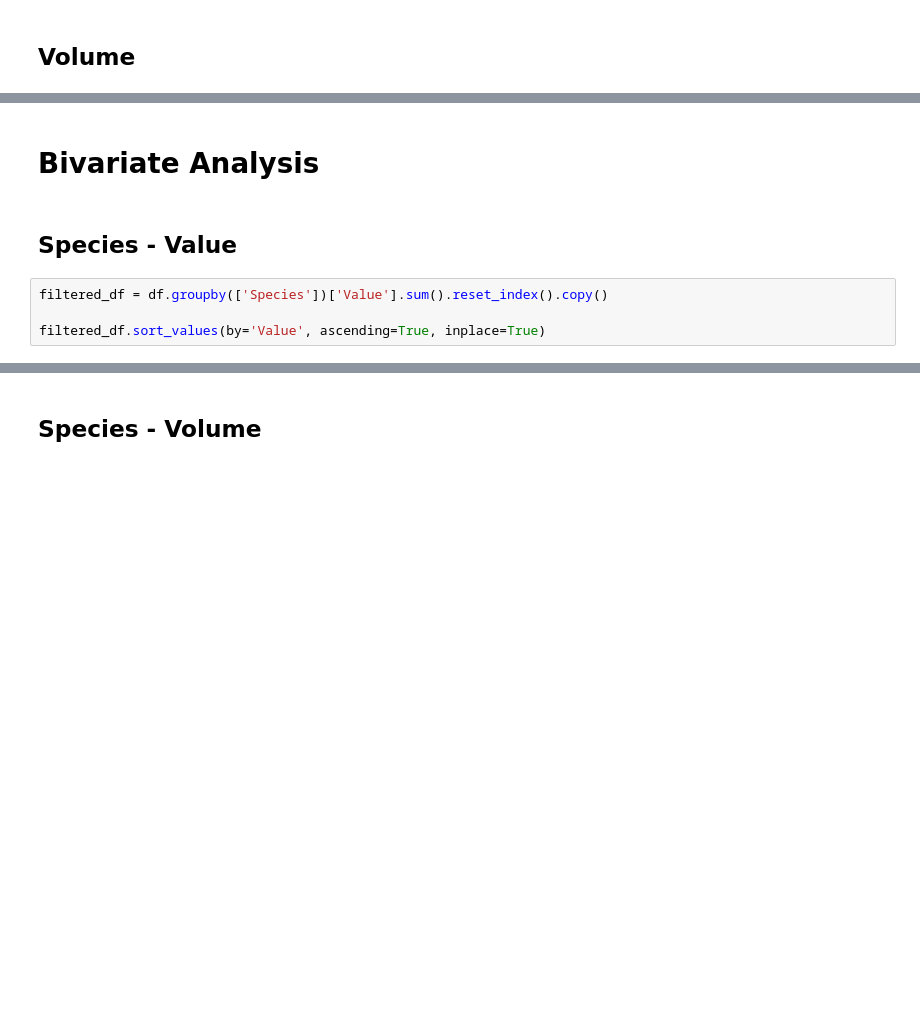
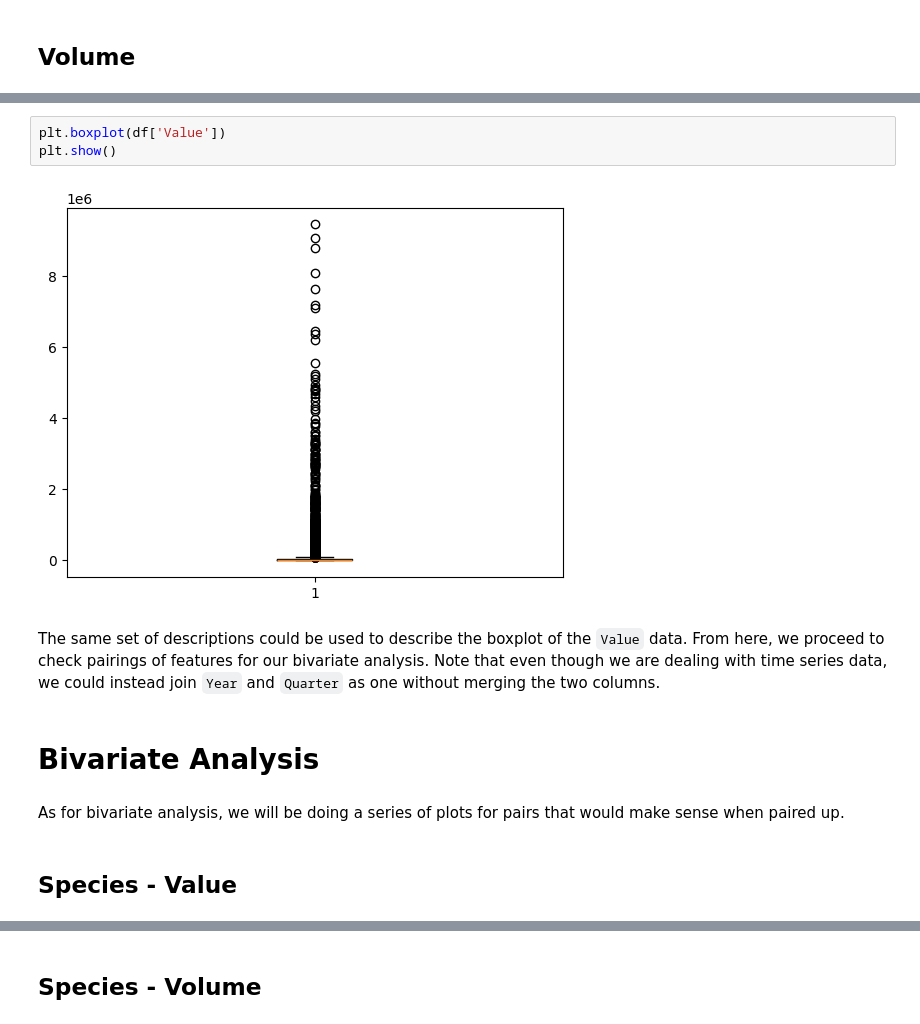
Before and after one commit to jcfrongoso/cs132-final-project, a Jupyter notebook: eda.ipynb, the cells around one changed output, grey strips where cells are left out. Cells and saved outputs as stored; diff of their text form; blank space fills up the shorter version.

```diff
--- a/eda.ipynb
+++ b/eda.ipynb
@@ -55,9 +94,14 @@ Since there aren't much variables to look around, we proceed with the bivariate
+# %%
+plt.boxplot(df['Value'])
+plt.show()
+# %% [output]
+[figure, added]
+# %% [markdown]
+The same set of descriptions could be used to describe the boxplot of the `Value` data. From here, we proceed to check pairings of features for our bivariate analysis. Note that even though we are dealing with time series data, we could instead join `Year` and `Quarter` as one without merging the two columns.
 # %% [markdown]
 # Bivariate Analysis
+# %% [markdown]
+As for bivariate analysis, we will be doing a series of plots for pairs that would make sense when paired up.
 # %% [markdown]
 ## Species - Value
-# %%
-filtered_df = df.groupby(['Species'])['Value'].sum().reset_index().copy()
-
-filtered_df.sort_values(by='Value', ascending=True, inplace=True)
 # %%
```
Also changed, not shown: parts of 18 cells of this notebook.
